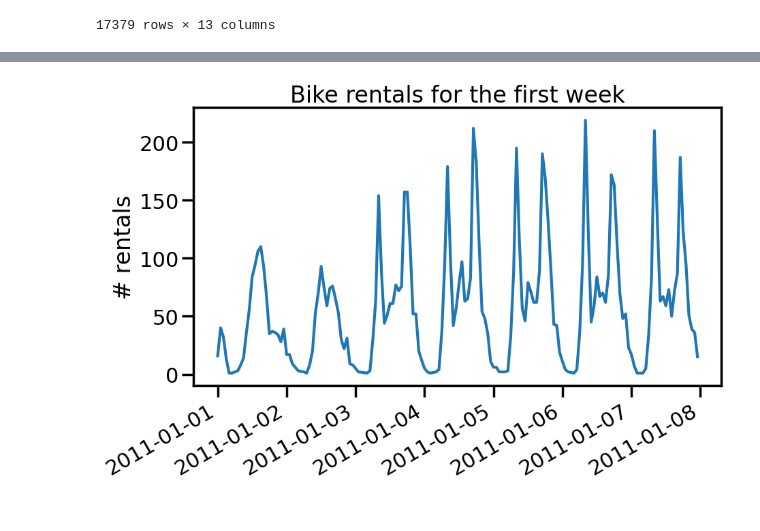
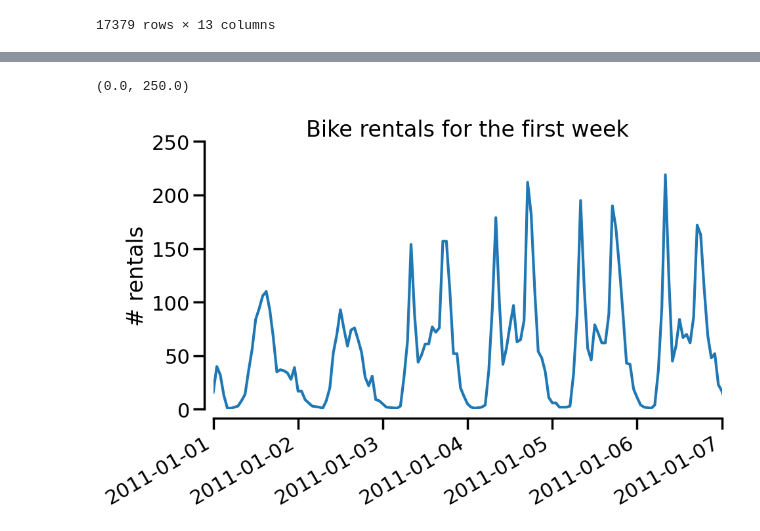
Before and after one commit to glemaitre/euroscipy-2022-time-series, a Jupyter notebook: plot_time_series_feature_engineering.ipynb, the cells around one changed output, grey strips where cells are left out. Drawn from its saved outputs; the diff is of its cells as text; code cells hidden in the pictures.

```diff
--- a/plot_time_series_feature_engineering.ipynb
+++ b/plot_time_series_feature_engineering.ipynb
@@ -1073,13 +1064,17 @@ X, y = df_with_date.drop(columns="count"), df_with_date["count"]
 # %%
 import matplotlib.pyplot as plt
 
 _, ax = plt.subplots(figsize=(10, 6))
+sns.despine(offset=10)
 ax = y["2011-01-01": "2011-01-07"].plot(ax=ax)
 ax.set_xlabel("")
 ax.set_ylabel("# rentals")
-_ = ax.set_title("Bike rentals for the first week")
+ax.set_title("Bike rentals for the first week")
+ax.set_xlim("2011-01-01", "2011-01-07")
+ax.set_ylim(0, 250)
 # %% [output]
+(0.0, 250.0)
-[figure, old version]
+[figure, new version]
 # %%
 from sklearn.model_selection import train_test_split
 
```
Also changed, not shown: parts of 13 cells of this notebook, 1 other file.
